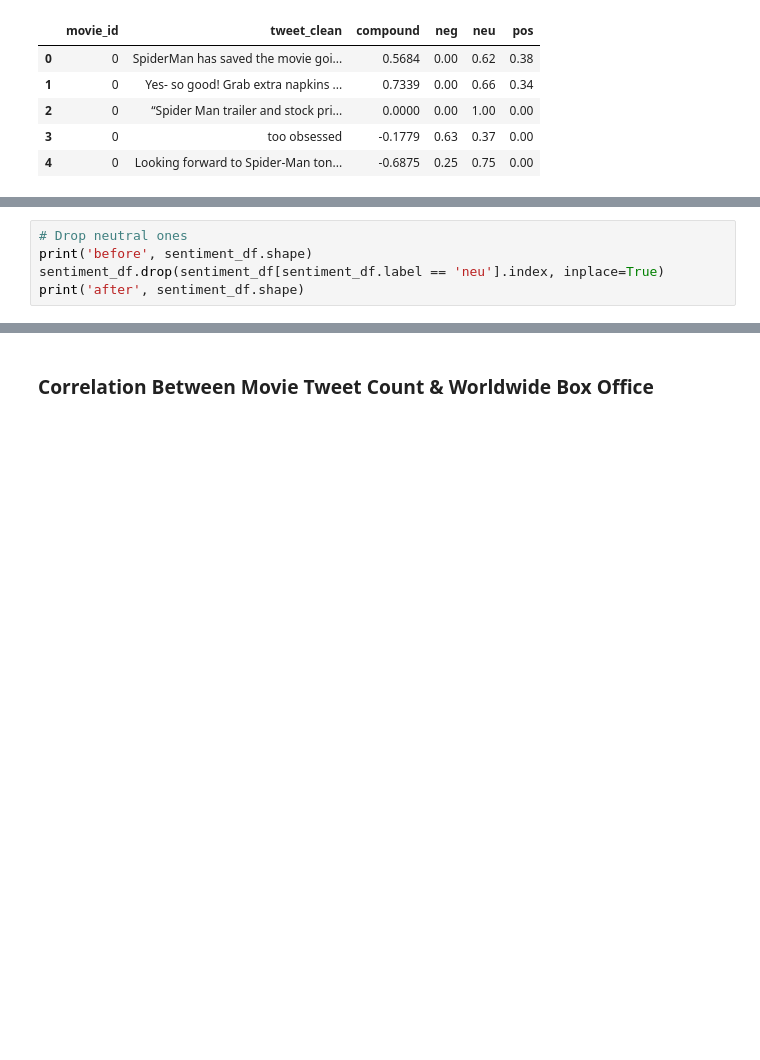
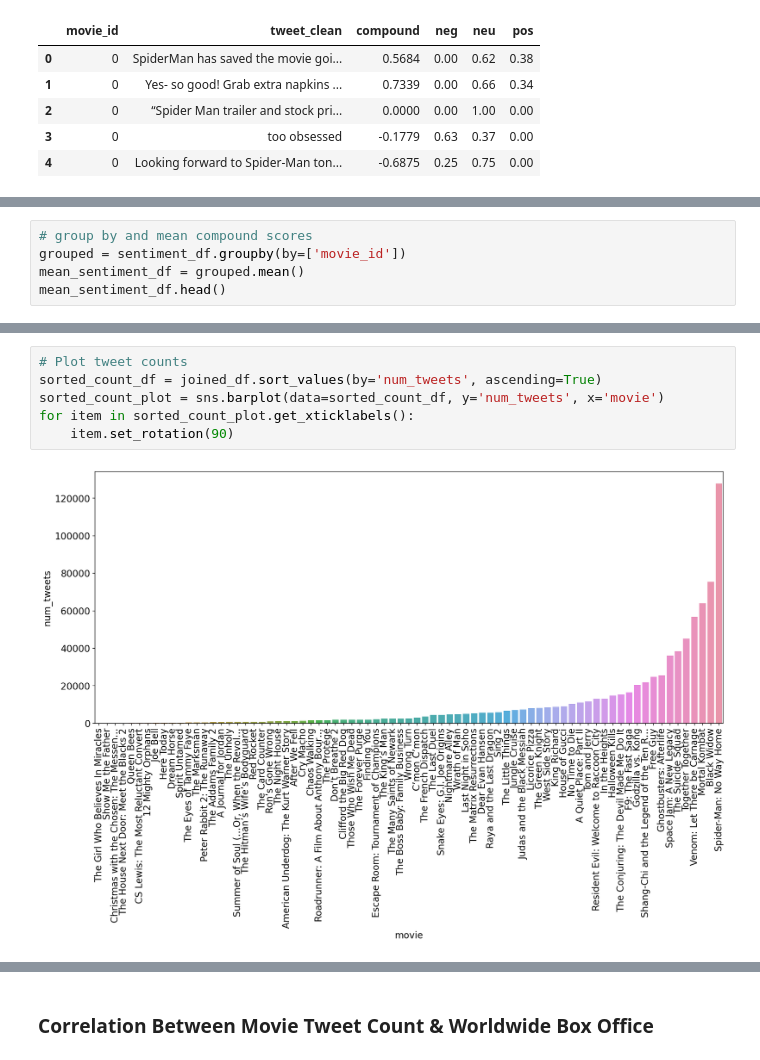
Before and after one commit to mabdilahCSE/Sentiment-Analysis, a Jupyter notebook: sentiment_analysis.ipynb, the cells around one changed output, grey strips where cells are left out. Saved outputs shown, nothing was run; the diff lists cells and outputs as text; blank space fills up the shorter version.

```diff
--- a/sentiment_analysis.ipynb
+++ b/sentiment_analysis.ipynb
@@ -181,5 +159,0 @@ sentiment_df.head()
-# %%
-# Drop neutral ones
-print('before', sentiment_df.shape)
-sentiment_df.drop(sentiment_df[sentiment_df.label == 'neu'].index, inplace=True)
-print('after', sentiment_df.shape)
@@ -202,0 +160,5 @@ correlation_df.head()
+# %%
+# group by and mean compound scores
+grouped = sentiment_df.groupby(by=['movie_id'])
+mean_sentiment_df = grouped.mean()
+mean_sentiment_df.head()
@@ -202,0 +209,8 @@ correlation_df.head()
+# %%
+# Plot tweet counts
+sorted_count_df = joined_df.sort_values(by='num_tweets', ascending=True)
+sorted_count_plot = sns.barplot(data=sorted_count_df, y='num_tweets', x='movie')
+for item in sorted_count_plot.get_xticklabels():
+    item.set_rotation(90)
+# %% [output]
+[figure, added]
```
Also changed, not shown: parts of 40 cells of this notebook.
